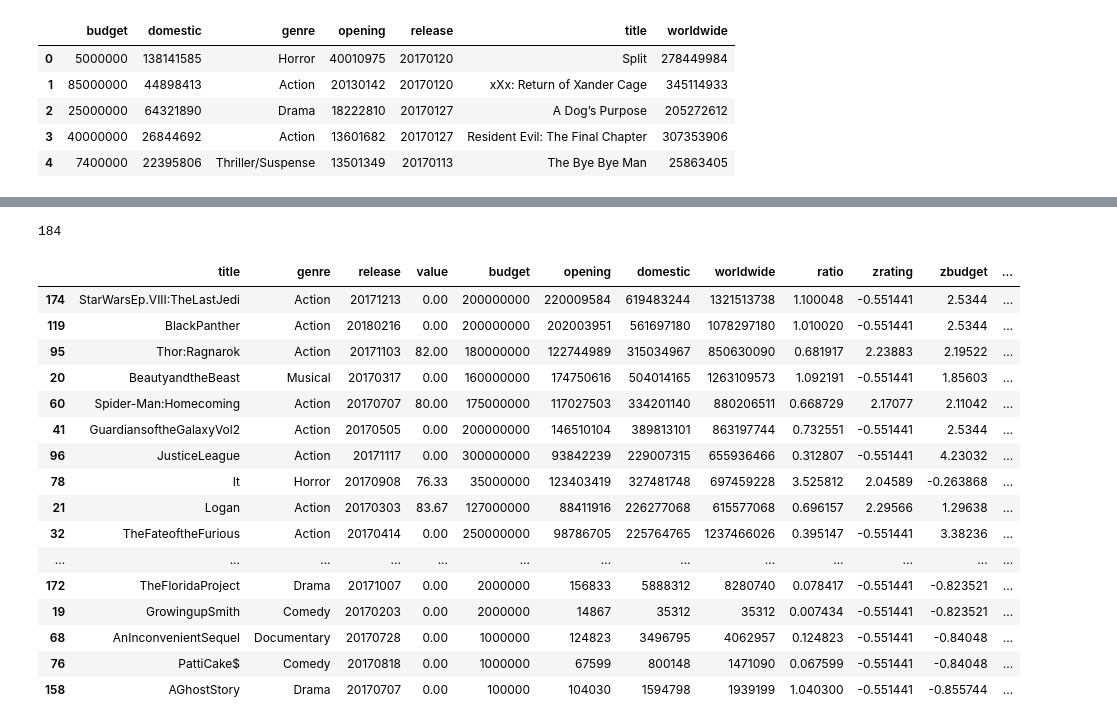
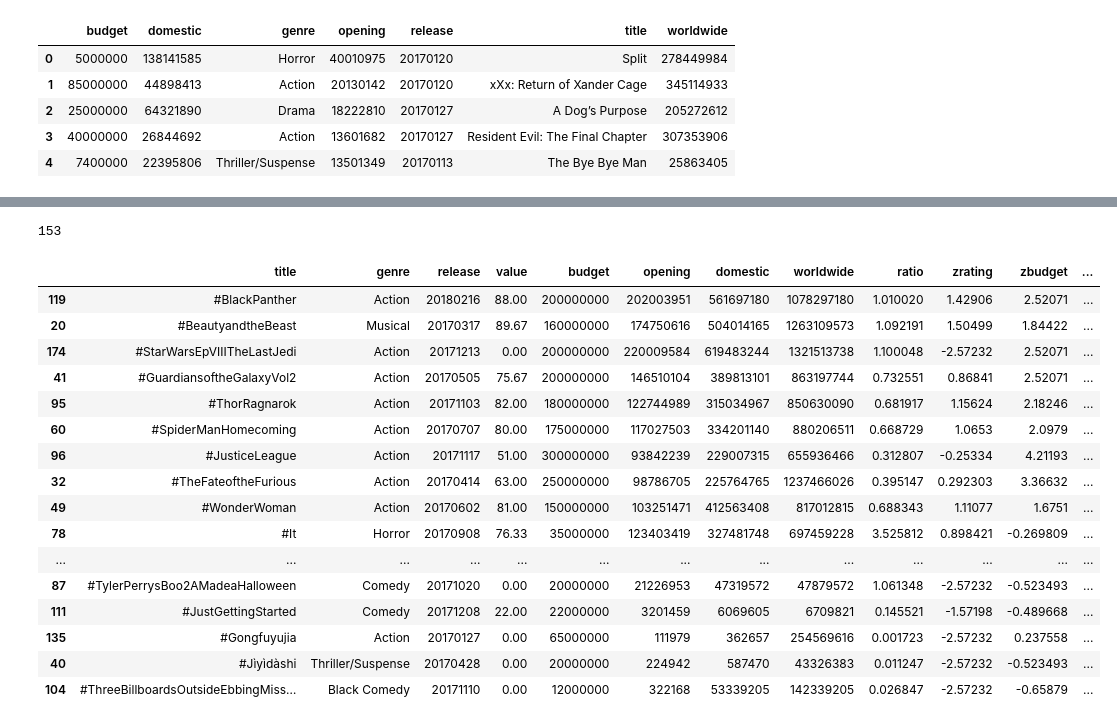
Before and after one commit to Jayleh/dream-reapers, a Jupyter notebook: grabmoviedata.ipynb, the cells around one changed output, grey strips where cells are left out. Drawn from its saved outputs; the diff is of its cells as text; code cells hidden in the pictures.

Commit message:
more updates with hashtag in movie name without punctuation

```diff
--- a/grabmoviedata.ipynb
+++ b/grabmoviedata.ipynb
@@ -223,15 +223,26 @@ moviesDF.head()
 moviesFinal =[]
 for index, row in moviesDF.iterrows():
     release = row['release']
-    title = row['title']
-    title = title.replace(" ","")
+    name = row['title']
+    title = name.replace(" ","")
+    title = title.replace(":","")
+    title = title.replace("’","")
+    title = title.replace(".","")
+    title = title.replace(",","")
+    title = title.replace("!","")
+    title = title.replace("?","")
+    title = title.replace("-","")
+    title = title.replace("&","")
+    title = title.replace("$","")
+    title = "#" + title
+    print (title)
     genre = row['genre']
     budget = row['budget']
     opening = row['opening']
     domestic = row['domestic']
     worldwide = row['worldwide']
     rbratio = opening/budget
-    omdbURL = omdb1 + title + omdb2 + omdbapi
+    omdbURL = omdb1 + name + omdb2 + omdbapi
 #     print (omdbURL)
     ratingJSON = requests.get(omdbURL).json()
     ratings = []
@@ -284,46 +328,47 @@ moviesFinalDF.head()
 # %%
 moviesFinalDF['zrating'] = ''
 moviesFinalDF['zbudget'] = ''
 moviesFinalDF['zopening'] = ''
 moviesFinalDF['ztotal'] = ''
 ratingsMean = np.mean(moviesFinalDF['value'])
 ratingsSD = np.std(moviesFinalDF['value'])
 budgetMean = np.mean(moviesFinalDF['budget'])
 budgetSD = np.std(moviesFinalDF['budget'])
 openingMean = np.mean(moviesFinalDF['opening'])
 openingSD = np.std(moviesFinalDF['opening'])
 
 for index, movie in moviesFinalDF.iterrows():
     zrat = (movie['value'] - ratingsMean)/ratingsSD
     moviesFinalDF.set_value(index, 'zrating', zrat)
     zbud = (movie['budget'] - budgetMean)/budgetSD
     moviesFinalDF.set_value(index, 'zbudget', zbud)
     zope = (movie['opening'] - openingMean)/openingSD
     moviesFinalDF.set_value(index, 'zopening', zope)
     ztot = zrat + zbud + (2 * zope)
     moviesFinalDF.set_value(index, 'ztotal', ztot)
 
 moviesFinalDF = moviesFinalDF.sort_values(by =['ztotal'], ascending = False)
+moviesFinalDF = moviesFinalDF.loc[(moviesFinalDF["budget"] >= 10000000)]
 print (len(moviesFinalDF))
 moviesFinalDF
 # %% [output]
-184
+153
 |  | title | genre | release | value | budget | opening | domestic | worldwide | ratio | zrating | zbudget | ... |
-| 174 | StarWarsEp.VIII:TheLastJedi | Action | 20171213 | 0.00 | 200000000 | 220009584 | 619483244 | 1321513738 | 1.100048 | -0.551441 | 2.5344 | ... |
-| 119 | BlackPanther | Action | 20180216 | 0.00 | 200000000 | 202003951 | 561697180 | 1078297180 | 1.010020 | -0.551441 | 2.5344 | ... |
-| 95 | Thor:Ragnarok | Action | 20171103 | 82.00 | 180000000 | 122744989 | 315034967 | 850630090 | 0.681917 | 2.23883 | 2.19522 | ... |
-| 20 | BeautyandtheBeast | Musical | 20170317 | 0.00 | 160000000 | 174750616 | 504014165 | 1263109573 | 1.092191 | -0.551441 | 1.85603 | ... |
-| 60 | Spider-Man:Homecoming | Action | 20170707 | 80.00 | 175000000 | 117027503 | 334201140 | 880206511 | 0.668729 | 2.17077 | 2.11042 | ... |
-| 41 | GuardiansoftheGalaxyVol2 | Action | 20170505 | 0.00 | 200000000 | 146510104 | 389813101 | 863197744 | 0.732551 | -0.551441 | 2.5344 | ... |
-| 96 | JusticeLeague | Action | 20171117 | 0.00 | 300000000 | 93842239 | 229007315 | 655936466 | 0.312807 | -0.551441 | 4.23032 | ... |
-| 78 | It | Horror | 20170908 | 76.33 | 35000000 | 123403419 | 327481748 | 697459228 | 3.525812 | 2.04589 | -0.263868 | ... |
-| 21 | Logan | Action | 20170303 | 83.67 | 127000000 | 88411916 | 226277068 | 615577068 | 0.696157 | 2.29566 | 1.29638 | ... |
-| 32 | TheFateoftheFurious | Action | 20170414 | 0.00 | 250000000 | 98786705 | 225764765 | 1237466026 | 0.395147 | -0.551441 | 3.38236 | ... |
+| 119 | #BlackPanther | Action | 20180216 | 88.00 | 200000000 | 202003951 | 561697180 | 1078297180 | 1.010020 | 1.42906 | 2.52071 | ... |
+| 20 | #BeautyandtheBeast | Musical | 20170317 | 89.67 | 160000000 | 174750616 | 504014165 | 1263109573 | 1.092191 | 1.50499 | 1.84422 | ... |
+| 174 | #StarWarsEpVIIITheLastJedi | Action | 20171213 | 0.00 | 200000000 | 220009584 | 619483244 | 1321513738 | 1.100048 | -2.57232 | 2.52071 | ... |
+| 41 | #GuardiansoftheGalaxyVol2 | Action | 20170505 | 75.67 | 200000000 | 146510104 | 389813101 | 863197744 | 0.732551 | 0.86841 | 2.52071 | ... |
+| 95 | #ThorRagnarok | Action | 20171103 | 82.00 | 180000000 | 122744989 | 315034967 | 850630090 | 0.681917 | 1.15624 | 2.18246 | ... |
+| 60 | #SpiderManHomecoming | Action | 20170707 | 80.00 | 175000000 | 117027503 | 334201140 | 880206511 | 0.668729 | 1.0653 | 2.0979 | ... |
+| 96 | #JusticeLeague | Action | 20171117 | 51.00 | 300000000 | 93842239 | 229007315 | 655936466 | 0.312807 | -0.25334 | 4.21193 | ... |
+| 32 | #TheFateoftheFurious | Action | 20170414 | 63.00 | 250000000 | 98786705 | 225764765 | 1237466026 | 0.395147 | 0.292303 | 3.36632 | ... |
+| 49 | #WonderWoman | Action | 20170602 | 81.00 | 150000000 | 103251471 | 412563408 | 817012815 | 0.688343 | 1.11077 | 1.6751 | ... |
+| 78 | #It | Horror | 20170908 | 76.33 | 35000000 | 123403419 | 327481748 | 697459228 | 3.525812 | 0.898421 | -0.269809 | ... |
 | ... | ... | ... | ... | ... | ... | ... | ... | ... | ... | ... | ... | ... |
-| 172 | TheFloridaProject | Drama | 20171007 | 0.00 | 2000000 | 156833 | 5888312 | 8280740 | 0.078417 | -0.551441 | -0.823521 | ... |
-| 19 | GrowingupSmith | Comedy | 20170203 | 0.00 | 2000000 | 14867 | 35312 | 35312 | 0.007434 | -0.551441 | -0.823521 | ... |
-| 68 | AnInconvenientSequel | Documentary | 20170728 | 0.00 | 1000000 | 124823 | 3496795 | 4062957 | 0.124823 | -0.551441 | -0.84048 | ... |
-| 76 | PattiCake$ | Comedy | 20170818 | 0.00 | 1000000 | 67599 | 800148 | 1471090 | 0.067599 | -0.551441 | -0.84048 | ... |
-| 158 | AGhostStory | Drama | 20170707 | 0.00 | 100000 | 104030 | 1594798 | 1939199 | 1.040300 | -0.551441 | -0.855744 | ... |
+| 87 | #TylerPerrysBoo2AMadeaHalloween | Comedy | 20171020 | 0.00 | 20000000 | 21226953 | 47319572 | 47879572 | 1.061348 | -2.57232 | -0.523493 | ... |
+| 111 | #JustGettingStarted | Comedy | 20171208 | 22.00 | 22000000 | 3201459 | 6069605 | 6709821 | 0.145521 | -1.57198 | -0.489668 | ... |
+| 135 | #Gongfuyujia | Action | 20170127 | 0.00 | 65000000 | 111979 | 362657 | 254569616 | 0.001723 | -2.57232 | 0.237558 | ... |
+| 40 | #Jìyìdàshi | Thriller/Suspense | 20170428 | 0.00 | 20000000 | 224942 | 587470 | 43326383 | 0.011247 | -2.57232 | -0.523493 | ... |
+| 104 | #ThreeBillboardsOutsideEbbingMiss… | Black Comedy | 20171110 | 0.00 | 12000000 | 322168 | 53339205 | 142339205 | 0.026847 | -2.57232 | -0.65879 | ... |
 # %%
 moviesFinalDF.to_csv('moviesFinal.csv', encoding='utf-8', index=False)
```
Also changed, not shown: parts of 1 cell of this notebook, 1 other file.
